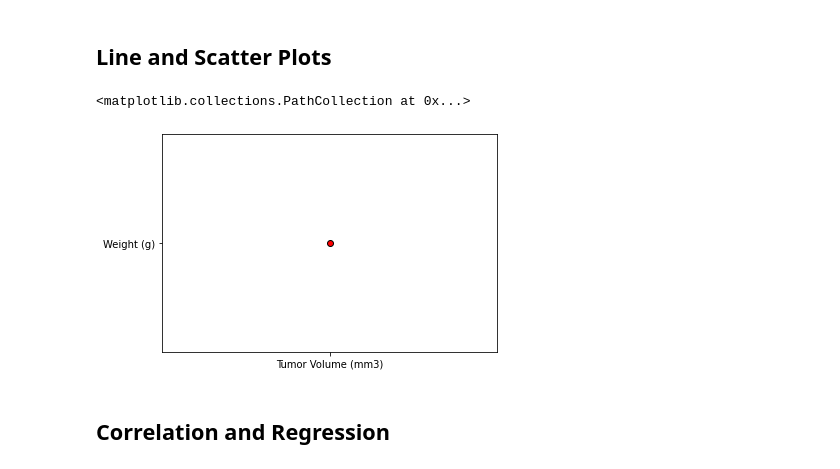
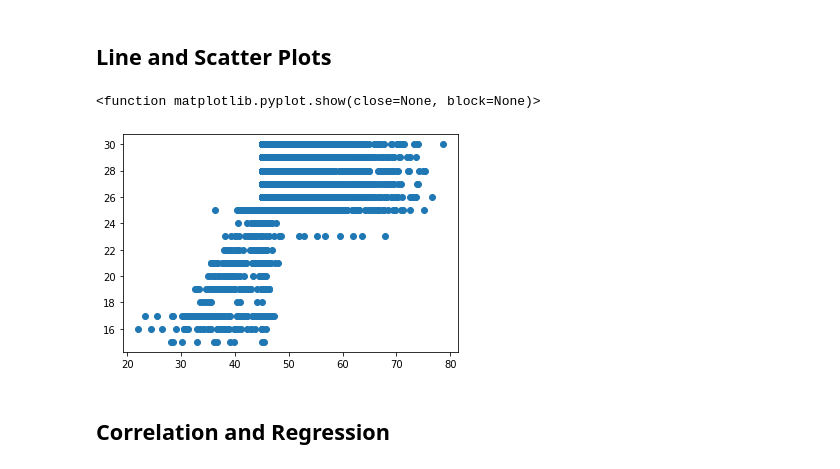
Before and after one commit to TylerWalje/matplotlib, a Jupyter notebook: pymaceuticals_starter.ipynb, the cells around one changed output. Cells and saved outputs as stored; diff of their text form; code cells hidden in the pictures.

```diff
--- a/pymaceuticals_starter.ipynb
+++ b/pymaceuticals_starter.ipynb
@@ -166,14 +203,20 @@ iqr = round(upperq-lowerq, 2)
 # %%
 # Generate a scatter plot of average tumor volume vs. mouse weight for the Capomulin regimen
 tumorvolume = ["Tumor Volume (mm3)"]
 mouseweight = ["Weight (g)"]
 x_limit = 28
-x_axis = np.arange(0, x_limit, 1)
+# combine.plot
+plt.scatter(combine["Tumor Volume (mm3)"], combine["Weight (g)"])
+
+plt.show
+# x_axis = np.arange(0, x_limit, 1)
+
+
 # data = [random.random]
-plt.scatter(tumorvolume, mouseweight, marker="o", facecolors="red", edgecolors="black")
+# plt.scatter(tumorvolume, mouseweight, marker="o", facecolors="red", edgecolors="black")
 # %% [output]
-<matplotlib.collections.PathCollection at 0x...>
+<function matplotlib.pyplot.show(close=None, block=None)>
-[figure, old version]
+[figure, new version]
 # %% [markdown]
 ## Correlation and Regression
 # %%
```
Also changed, not shown: parts of 4 cells of this notebook.
